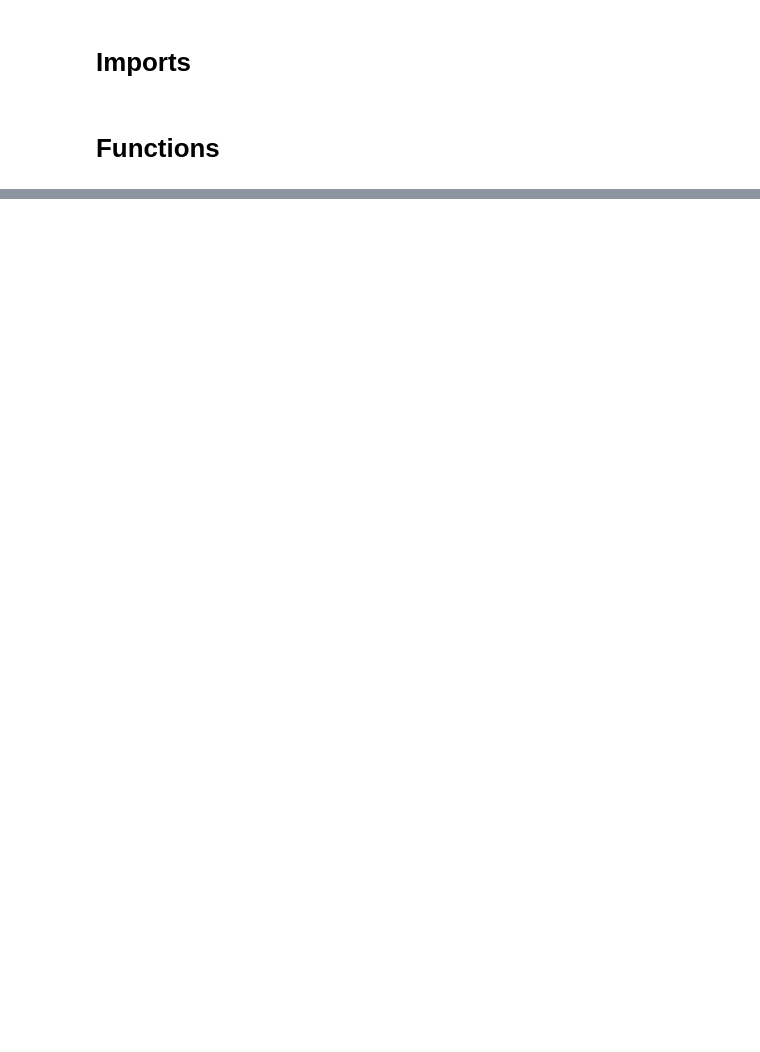
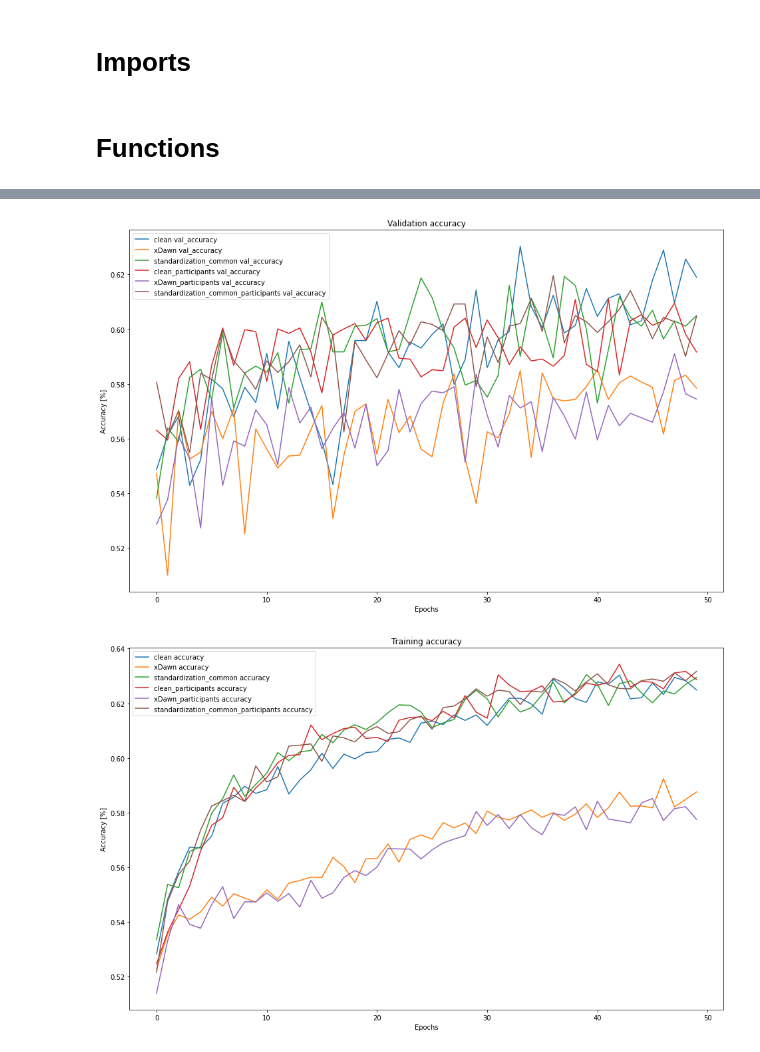
Before and after one commit to MateuszKukiela/eeg_signals_classification, a Jupyter notebook: model_summary.ipynb, the cells around one changed output, grey strips where cells are left out. Cells and saved outputs as stored; diff of their text form; code cells hidden in the pictures; blank space fills up the shorter version.

```diff
--- a/model_summary.ipynb
+++ b/model_summary.ipynb
@@ -32,0 +51,5 @@ plot_data(model_names=models , cell = 'val_accuracy', ylabel="Accuracy [%]")
+# %%
+plot_all(models_1+models_2)
+# %% [output]
+[figure, added]
+[figure, added]
```
Also changed, not shown: parts of 8 cells of this notebook, 17 other files.
